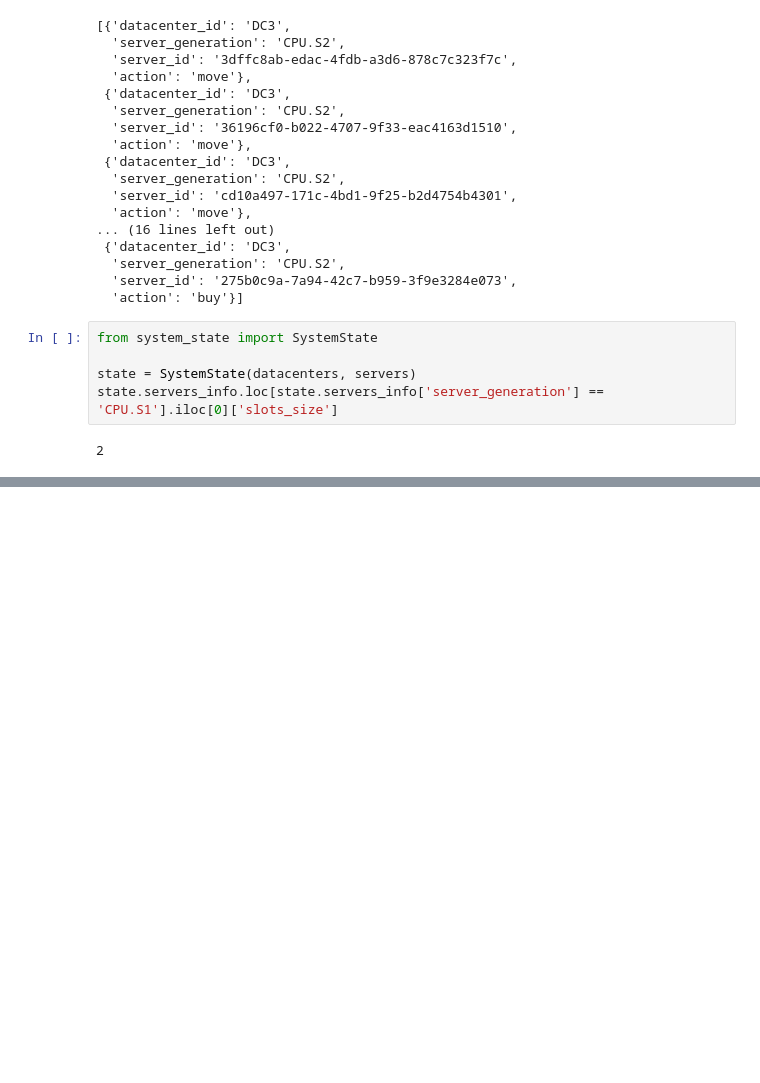
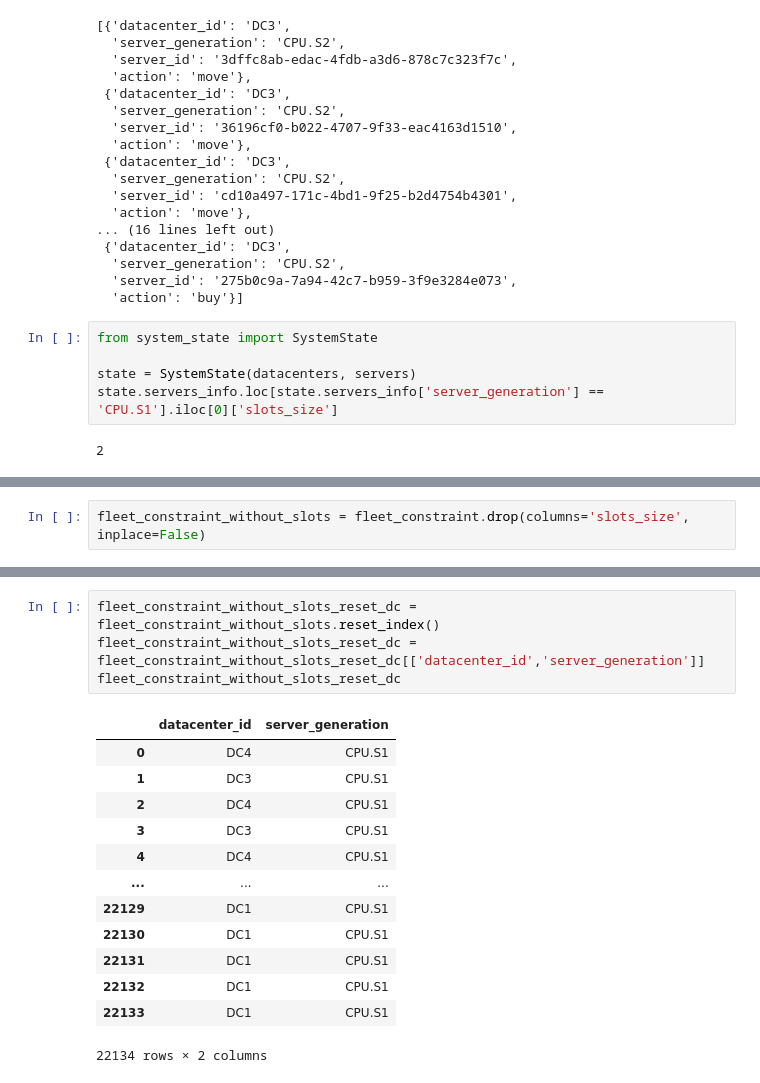
Before and after one commit to degendemolisher/Hackathon-Huawei-FiveGuys, a Jupyter notebook: analyse_data/tests.ipynb, the cells around one changed output, grey strips where cells are left out. Cells and saved outputs as stored; diff of their text form; blank space fills up the shorter version.

```diff
--- a/analyse_data/tests.ipynb
+++ b/analyse_data/tests.ipynb
@@ -1616,0 +1656,2 @@ state.servers_info.loc[state.servers_info['server_generation'] == 'CPU.S1'].iloc
+# %%
+fleet_constraint_without_slots = fleet_constraint.drop(columns='slots_size', inplace=False)
@@ -1616,0 +1702,18 @@ state.servers_info.loc[state.servers_info['server_generation'] == 'CPU.S1'].iloc
+# %%
+fleet_constraint_without_slots_reset_dc = fleet_constraint_without_slots.reset_index()
+fleet_constraint_without_slots_reset_dc = fleet_constraint_without_slots_reset_dc[['datacenter_id','server_generation']]
+fleet_constraint_without_slots_reset_dc
+# %% [output]
+|  | datacenter_id | server_generation |
+| 0 | DC4 | CPU.S1 |
+| 1 | DC3 | CPU.S1 |
+| 2 | DC4 | CPU.S1 |
+| 3 | DC3 | CPU.S1 |
+| 4 | DC4 | CPU.S1 |
+| ... | ... | ... |
+| 22129 | DC1 | CPU.S1 |
+| 22130 | DC1 | CPU.S1 |
+| 22131 | DC1 | CPU.S1 |
+| 22132 | DC1 | CPU.S1 |
+| 22133 | DC1 | CPU.S1 |
+22134 rows × 2 columns
```
Also changed, not shown: parts of 24 cells of this notebook, 10 other files.
